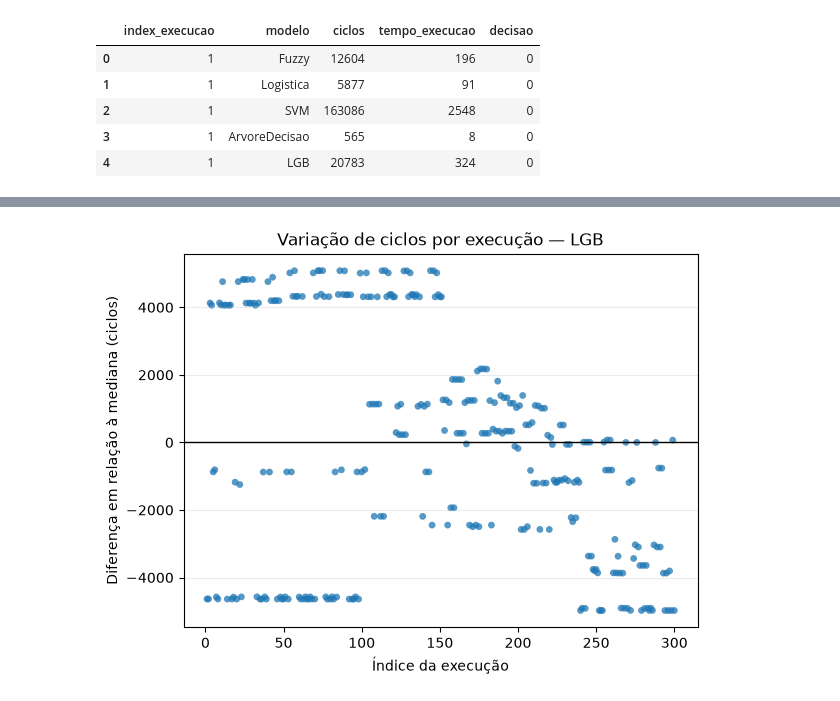
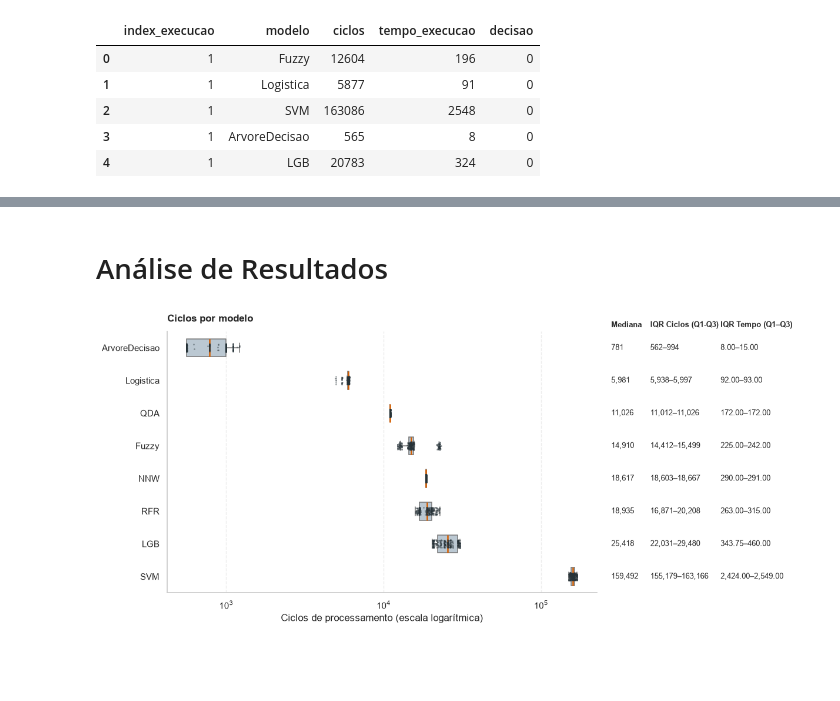
Before and after one commit to MrArthurP/Energy-Efficiency-Fuzzy-eFLL, a Jupyter notebook: JupyterNotebook/Data_Report_Evalluation.ipynb, the cells around one changed output, grey strips where cells are left out. Drawn from its saved outputs; the diff is of its cells as text; code cells hidden in the pictures; blank space fills up the shorter version.

```diff
--- a/JupyterNotebook/Data_Report_Evalluation.ipynb
+++ b/JupyterNotebook/Data_Report_Evalluation.ipynb
@@ -8,10 +17,10 @@ from matplotlib.ticker import MaxNLocator
 # %%
 df = pd.read_csv(f'../Data/stm32report/all_models_1.csv', header=None, names=['index_execucao', 'modelo', 'ciclos', 'tempo_execucao', 'decisao'])
-df['index_execucao'] = df['index_execucao'].str.replace('[', '').str.replace(']', '')
+df['index_execucao'] = df['index_execucao'].str.replace('[', '').str.replace(']', '').astype(int)
 df['modelo'] = df['modelo'].str.replace(' ', '')
 df['ciclos'] = df['ciclos'].str.replace(' ciclos', '').astype(int)
 df['tempo_execucao'] = df['tempo_execucao'].str.replace(' us', '').astype(int)
-df['decisao'] = df['decisao'].str.replace(' decisao', '')
+df['decisao'] = df['decisao'].str.replace(' decisao', '').astype(int)
 df.head()
 # %% [output]
 |  | index_execucao | modelo | ciclos | tempo_execucao | decisao |
@@ -23,24 +47,70 @@ df.head()
+# %% [markdown]
+# Análise de Resultados
 # %%
-modelo_analysis = 'LGB'
-
-sub = df.loc[df["modelo"].eq(modelo_analysis)].copy()
+sub = df.copy()
 sub["index_execucao"] = pd.to_numeric(sub["index_execucao"], errors="coerce")
 sub["ciclos"] = pd.to_numeric(sub["ciclos"], errors="coerce")
-sub = sub.dropna(subset=["index_execucao", "ciclos"]).sort_values("index_execucao")
+sub["tempo_execucao"] = pd.to_numeric(sub["tempo_execucao"], errors="coerce")
+sub = sub.dropna(subset=["index_execucao", "ciclos", "modelo", "tempo_execucao"])
 
-mediana = sub["ciclos"].median()
-desvio = sub["ciclos"] - mediana
+ordem = (
+    sub.groupby("modelo")["ciclos"]
+       .median()
+       .sort_values()
+       .index
+)
 
-fig, ax = plt.subplots(figsize=(6, 4.5), layout="constrained")
-ax.scatter(sub["index_execucao"], desvio, s=24, alpha=0.75, edgecolors="none")
-ax.axhline(0, color="black", linewidth=1)
+resumo = sub.groupby("modelo").agg(
+    n=("ciclos", "size"),
+    mediana=("ciclos", "median"),
+    q1=("ciclos", lambda valores: valores.quantile(0.25)),
+    q3=("ciclos", lambda valores: valores.quantile(0.75)),
+    tempo_q1=("tempo_execucao", lambda valores: valores.quantile(0.25)),
+    tempo_q3=("tempo_execucao", lambda valores: valores.quantile(0.75)),
+).reindex(ordem)
 
-ax.set_title(f"Variação de ciclos por execução — {modelo_analysis}")
-ax.set_xlabel("Índice da execução")
-ax.set_ylabel("Diferença em relação à mediana (ciclos)")
-ax.xaxis.set_major_locator(MaxNLocator(nbins=8, integer=True))
-ax.grid(axis="y", alpha=0.25)
+fig = plt.figure(figsize=(12, max(4.5, 0.48 * len(ordem) + 1.5)), layout="constrained")
+grid = fig.add_gridspec(1, 2, width_ratios=(5.5, 2.5), wspace=0.03)
+ax = fig.add_subplot(grid[0, 0])
+ax_resumo = fig.add_subplot(grid[0, 1], sharey=ax)
+
+sns.boxplot(
+    data=sub, x="ciclos", y="modelo",
+    order=ordem, showfliers=False, width=0.55,
+    color="#B7C9D6", linewidth=1.1,
+    medianprops={"color": "#D55E00", "linewidth": 1.8},
+    ax=ax,
+)
+sns.stripplot(
+    data=sub, x="ciclos", y="modelo",
+    order=ordem, jitter=0.12, alpha=0.4,
+    size=2, color="#263238", ax=ax,
+)
+
+ax.set_xscale("log")
+ax.set_title("Ciclos por modelo", loc="left", weight="bold", pad=12)
+ax.set_xlabel("Ciclos de processamento (escala logarítmica)")
+ax.set_ylabel("")
+ax.grid(axis="x", which="major", linestyle="--", alpha=0.35)
+ax.grid(axis="x", which="minor", visible=False)
+ax.set_axisbelow(True)
+sns.despine(ax=ax)
+
+ax_resumo.set_xlim(0, 1)
+ax_resumo.set_ylim(ax.get_ylim())
+ax_resumo.set_axis_off()
+
+for x, titulo in ((0.02, "Mediana"), (0.22, "IQR Ciclos (Q1-Q3)"), (0.58, "IQR Tempo (Q1–Q3)")):
+    ax_resumo.text(x, 1.01, titulo, transform=ax_resumo.transAxes,
+                   ha="left", va="bottom", weight="bold", fontsize=9)
+for pos, modelo in enumerate(ordem):
+    linha = resumo.loc[modelo]
+    iqr = f"{linha['q1']:,.0f}–{linha['q3']:,.0f}"
+    iqr_tempo = f"{linha['tempo_q1']:,.2f}–{linha['tempo_q3']:,.2f}"
+    ax_resumo.text(0.02, pos, f"{linha['mediana']:,.0f}", ha="left", va="center", fontsize=9)
+    ax_resumo.text(0.22, pos, iqr, ha="left", va="center", fontsize=9)
+    ax_resumo.text(0.58, pos, iqr_tempo, ha="left", va="center", fontsize=9)
 
 plt.show()
 # %% [output]
-[figure, old version]
+[figure, new version]
```
Also changed, not shown: parts of 6 cells of this notebook.
